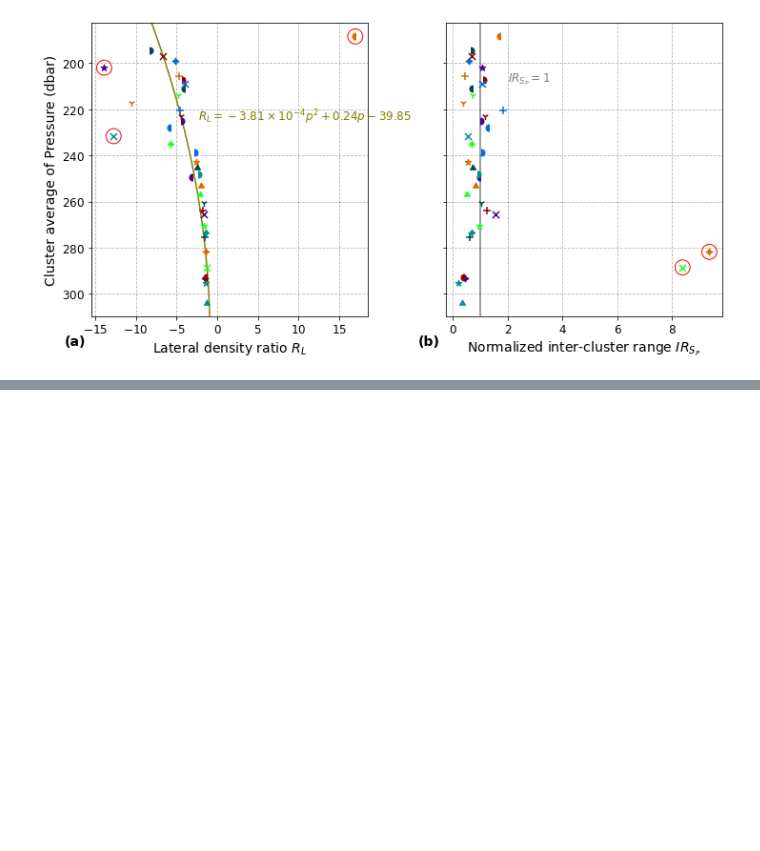
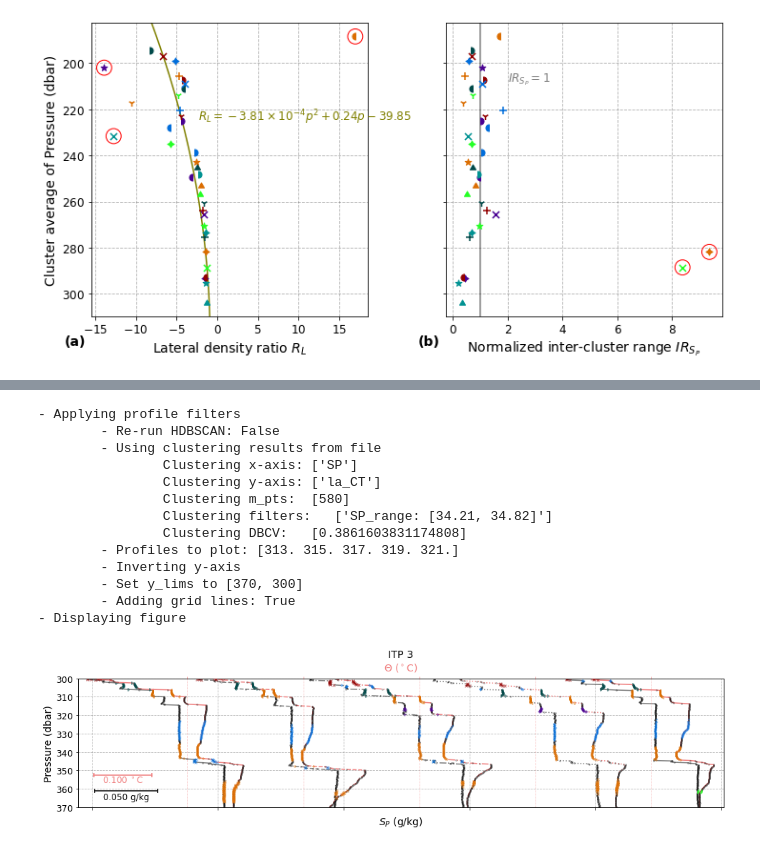
Before and after one commit to JustinTrenchcoat/Staircase_Clustering, a Jupyter notebook: Create_Figures.ipynb, the cells around one changed output, grey strips where cells are left out. Saved outputs shown, nothing was run; the diff lists cells and outputs as text; code cells hidden in the pictures; blank space fills up the shorter version.

```diff
--- a/Create_Figures.ipynb
+++ b/Create_Figures.ipynb
@@ -583,0 +710,28 @@ ahf.make_figure([group_ITP2_some_pfs_0, group_ITP2_some_pfs_1], use_same_x_axis=
+# %%
+### Figure 8
+## Tracking clusters across a subset of profiles
+ITP3_some_pfs_2 = [313, 315, 317, 319, 321]
+ITP3_pfs2  = {'ITP_3':ITP3_some_pfs_2}
+ds_ITP3_some_pfs2 = ahf.Data_Set(ITP3_pfs2, dfs0)
+ITP3_some_pfs_ax_lims_2 = {'y_lims':[370,300]}
+# Make the Profile Parameters
+pp_ITP3_some_pfs_2 = ahf.Plot_Parameters(x_vars=['SP','CT'], y_vars=['press'], plot_type='profiles', clr_map='cluster', extra_args={'plt_noise':True}, legend=False, ax_lims=ITP3_some_pfs_ax_lims_2)
+# Make the Analysis Group
+group_ITP3_some_pfs_2 = ahf.Analysis_Group(ds_ITP3_some_pfs2, pfs_ITP3, pp_ITP3_some_pfs_2)
+# Make the figure
+ahf.make_figure([group_ITP3_some_pfs_2], row_col_list=[1,1, 0.27, 0.90])
+# %% [output]
+- Applying profile filters
+        - Re-run HDBSCAN: False
+        - Using clustering results from file
+                Clustering x-axis: ['SP']
+                Clustering y-axis: ['la_CT']
+                Clustering m_pts:  [580]
+                Clustering filters:   ['SP_range: [34.21, 34.82]']
+                Clustering DBCV:   [0.3861603831174808]
+        - Profiles to plot: [313. 315. 317. 319. 321.]
+        - Inverting y-axis
+        - Set y_lims to [370, 300]
+        - Adding grid lines: True
+- Displaying figure
+[figure, added]
```
Also changed, not shown: parts of 20 cells of this notebook, 3 other files.
